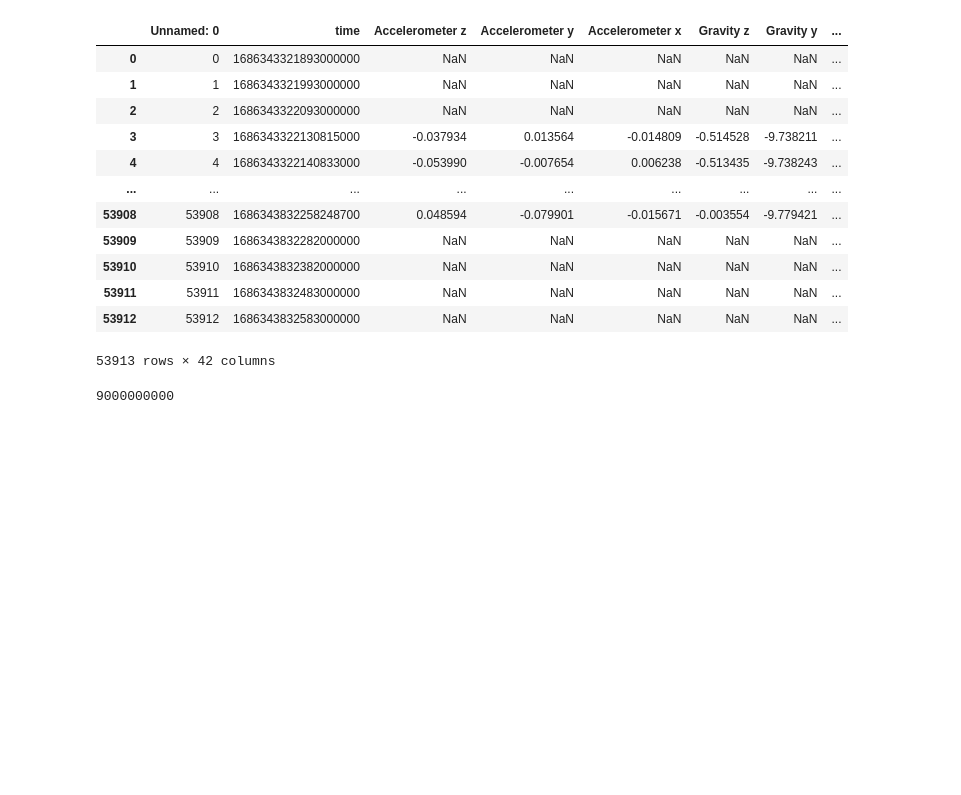
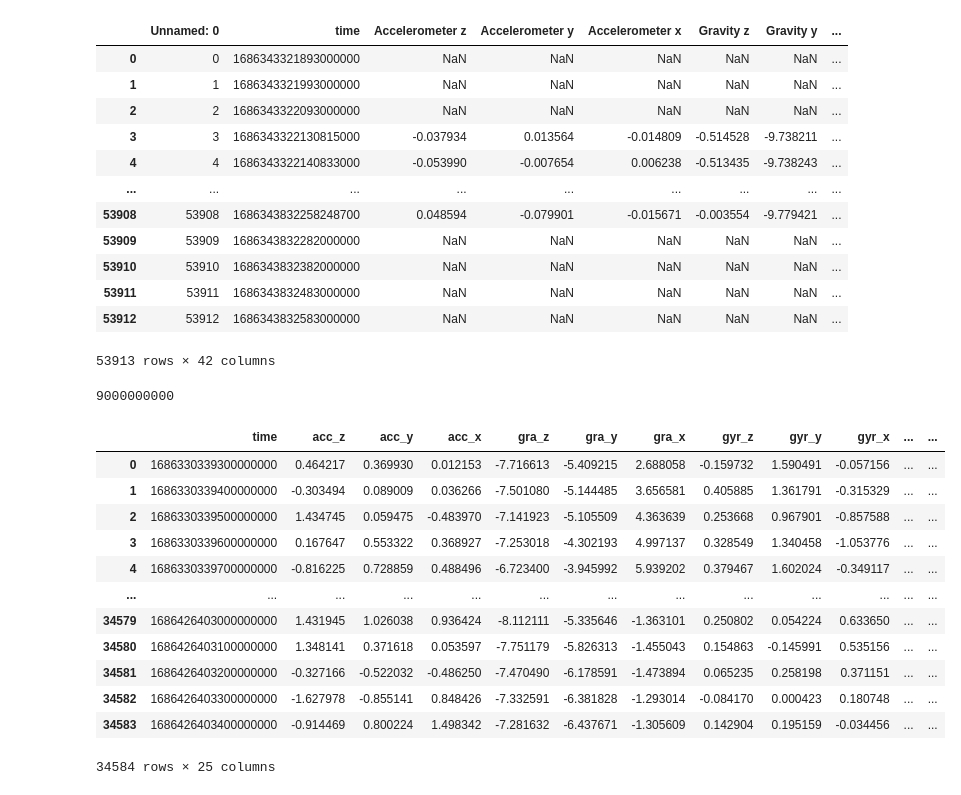
Before and after one commit to SiberiaWolfP/ML4QS_66, a Jupyter notebook: local_test.ipynb, the cells around one changed output. Drawn from its saved outputs; the diff is of its cells as text; code cells hidden in the pictures; blank space fills up the shorter version.

```diff
--- a/local_test.ipynb
+++ b/local_test.ipynb
@@ -393,6 +393,23 @@ dataset = pd.read_csv('/Users/young/Downloads/ml4qs_codes/ML4QS_66/datasets/upst
 dataset['time'][1] - dataset['time'][0]
 # %% [output]
 9000000000
+# %%
+dataset = pd.read_csv('/Users/young/Downloads/ml4qs_codes/ML4QS_66/datasets/intermediate/after_impute_missing_values/ch3_2_after_missing_values_imputation.csv')
+dataset
+# %% [output]
+|  | time | acc_z | acc_y | acc_x | gra_z | gra_y | gra_x | gyr_z | gyr_y | gyr_x | ... | ... |
+| 0 | 1686330339300000000 | 0.464217 | 0.369930 | 0.012153 | -7.716613 | -5.409215 | 2.688058 | -0.159732 | 1.590491 | -0.057156 | ... | ... |
+| 1 | 1686330339400000000 | -0.303494 | 0.089009 | 0.036266 | -7.501080 | -5.144485 | 3.656581 | 0.405885 | 1.361791 | -0.315329 | ... | ... |
+| 2 | 1686330339500000000 | 1.434745 | 0.059475 | -0.483970 | -7.141923 | -5.105509 | 4.363639 | 0.253668 | 0.967901 | -0.857588 | ... | ... |
+| 3 | 1686330339600000000 | 0.167647 | 0.553322 | 0.368927 | -7.253018 | -4.302193 | 4.997137 | 0.328549 | 1.340458 | -1.053776 | ... | ... |
+| 4 | 1686330339700000000 | -0.816225 | 0.728859 | 0.488496 | -6.723400 | -3.945992 | 5.939202 | 0.379467 | 1.602024 | -0.349117 | ... | ... |
+| ... | ... | ... | ... | ... | ... | ... | ... | ... | ... | ... | ... | ... |
+| 34579 | 1686426403000000000 | 1.431945 | 1.026038 | 0.936424 | -8.112111 | -5.335646 | -1.363101 | 0.250802 | 0.054224 | 0.633650 | ... | ... |
+| 34580 | 1686426403100000000 | 1.348141 | 0.371618 | 0.053597 | -7.751179 | -5.826313 | -1.455043 | 0.154863 | -0.145991 | 0.535156 | ... | ... |
+| 34581 | 1686426403200000000 | -0.327166 | -0.522032 | -0.486250 | -7.470490 | -6.178591 | -1.473894 | 0.065235 | 0.258198 | 0.371151 | ... | ... |
+| 34582 | 1686426403300000000 | -1.627978 | -0.855141 | 0.848426 | -7.332591 | -6.381828 | -1.293014 | -0.084170 | 0.000423 | 0.180748 | ... | ... |
+| 34583 | 1686426403400000000 | -0.914469 | 0.800224 | 1.498342 | -7.281632 | -6.437671 | -1.305609 | 0.142904 | 0.195159 | -0.034456 | ... | ... |
+34584 rows × 25 columns
 # %%
 dataset = pd.read_csv('/Users/young/Downloads/ml4qs_codes/ML4QS_66/datasets/intermediate/raw_100ms.csv')
 dataset
```
Also changed, not shown: parts of 4 cells of this notebook, 2 other files.
